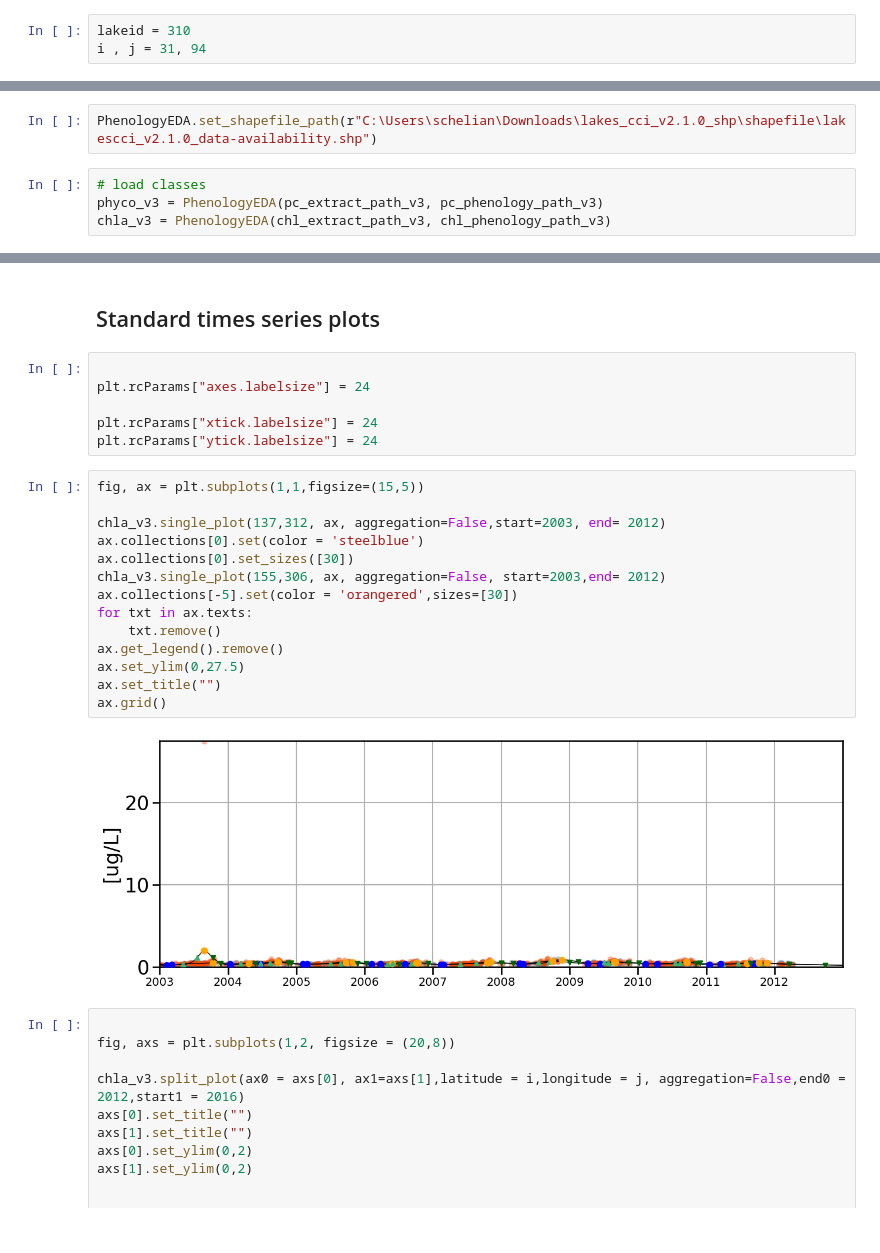
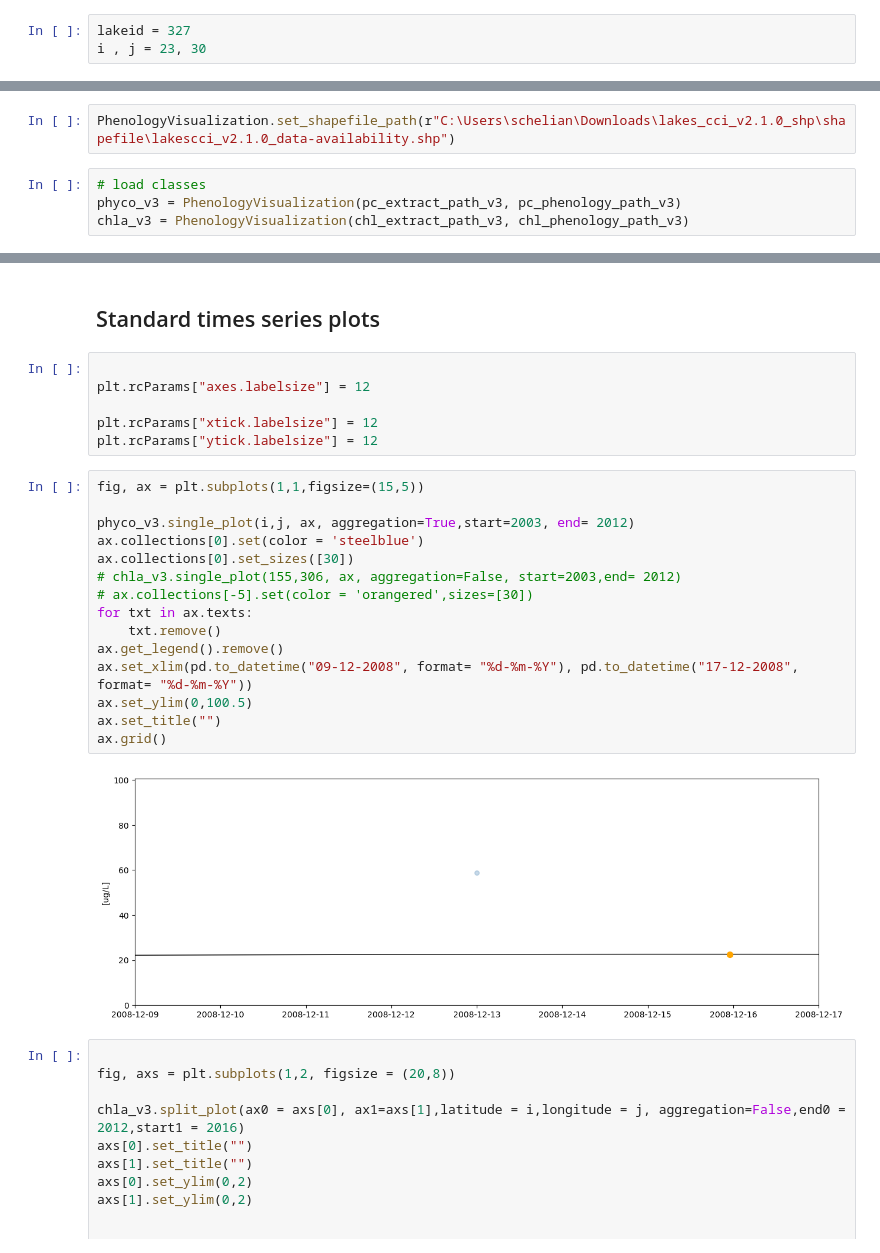
Before and after one commit to eawag-surface-waters-research/cci-cyano-production, a Jupyter notebook: notebooks/presentation_plotting.ipynb, the cells around one changed output, grey strips where cells are left out. Drawn from its saved outputs; the diff is of its cells as text.

Commit message:
Lake Geneva figures

```diff
--- a/notebooks/presentation_plotting.ipynb
+++ b/notebooks/presentation_plotting.ipynb
@@ -8,8 +8,8 @@ import matplotlib.pyplot as plt
 import numpy as np
 import pandas as pd
 # %%
-lakeid = 310
-i , j = 31, 94
+lakeid = 327
+i , j = 23, 30
 # %%
 # version 3.1
 pc_phenology_path_v3 = f"D:\\lakecci_data\\raw\\v3.1\\phenology\\phycocyanin\\{lakeid}.nc"
@@ -18,11 +18,11 @@ pc_extract_path_v3 = f"D:\\lakecci_data\\raw\\v3.1\\extract\\phycocyanin\\{lakei
 chl_phenology_path_v3 = f"D:\\lakecci_data\\raw\\v3.1\\phenology\\chla\\{lakeid}.nc"
 chl_extract_path_v3 = f"D:\\lakecci_data\\raw\\v3.1\\extract\\chla\\{lakeid}.nc"
 # %%
-PhenologyEDA.set_shapefile_path(r"C:\Users\schelian\Downloads\lakes_cci_v2.1.0_shp\shapefile\lakescci_v2.1.0_data-availability.shp")
+PhenologyVisualization.set_shapefile_path(r"C:\Users\schelian\Downloads\lakes_cci_v2.1.0_shp\shapefile\lakescci_v2.1.0_data-availability.shp")
 # %%
 # load classes
-phyco_v3 = PhenologyEDA(pc_extract_path_v3, pc_phenology_path_v3)
-chla_v3 = PhenologyEDA(chl_extract_path_v3, chl_phenology_path_v3)
+phyco_v3 = PhenologyVisualization(pc_extract_path_v3, pc_phenology_path_v3)
+chla_v3 = PhenologyVisualization(chl_extract_path_v3, chl_phenology_path_v3)
 # %% [markdown]
 ## Makes a legend
 # %%
@@ -47,26 +47,27 @@ phyco_v3.metric_map(phyco_v3.correlation_scores(),'correlation',fig,ax,'RdYlBu')
 ## Standard times series plots
 # %%
 
-plt.rcParams["axes.labelsize"] = 24
+plt.rcParams["axes.labelsize"] = 12
 
-plt.rcParams["xtick.labelsize"] = 24
-plt.rcParams["ytick.labelsize"] = 24
+plt.rcParams["xtick.labelsize"] = 12
+plt.rcParams["ytick.labelsize"] = 12
 # %%
 fig, ax = plt.subplots(1,1,figsize=(15,5))
 
-chla_v3.single_plot(137,312, ax, aggregation=False,start=2003, end= 2012)
+phyco_v3.single_plot(i,j, ax, aggregation=True,start=2003, end= 2012)
 ax.collections[0].set(color = 'steelblue')
 ax.collections[0].set_sizes([30])
-chla_v3.single_plot(155,306, ax, aggregation=False, start=2003,end= 2012)
-ax.collections[-5].set(color = 'orangered',sizes=[30])
+# chla_v3.single_plot(155,306, ax, aggregation=False, start=2003,end= 2012)
+# ax.collections[-5].set(color = 'orangered',sizes=[30])
 for txt in ax.texts:
     txt.remove()
 ax.get_legend().remove()
-ax.set_ylim(0,27.5)
+ax.set_xlim(pd.to_datetime("09-12-2008", format= "%d-%m-%Y"), pd.to_datetime("17-12-2008", format= "%d-%m-%Y"))
+ax.set_ylim(0,100.5)
 ax.set_title("")
 ax.grid()
 # %% [output]
-[figure, old version]
+[figure, new version]
 # %%
 
 fig, axs = plt.subplots(1,2, figsize = (20,8))
```
Also changed, not shown: parts of 8 cells of this notebook.
